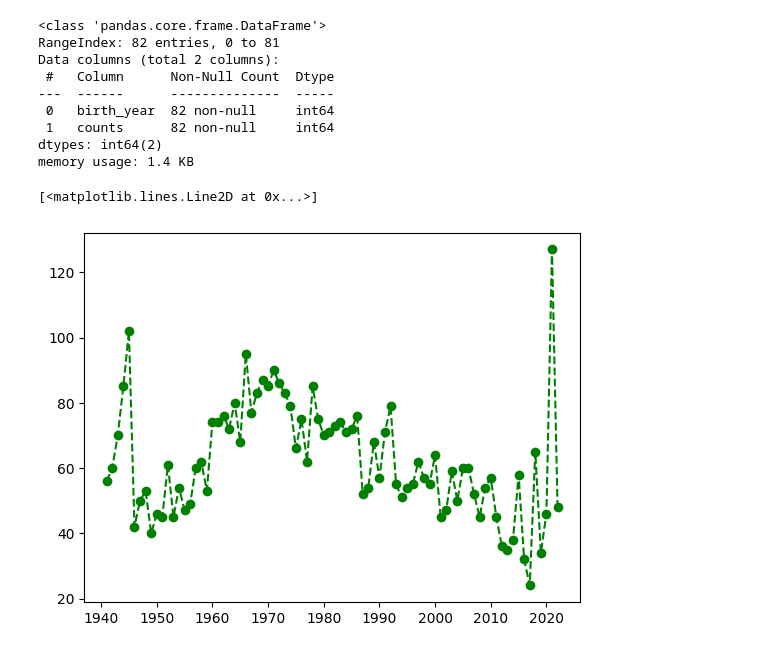
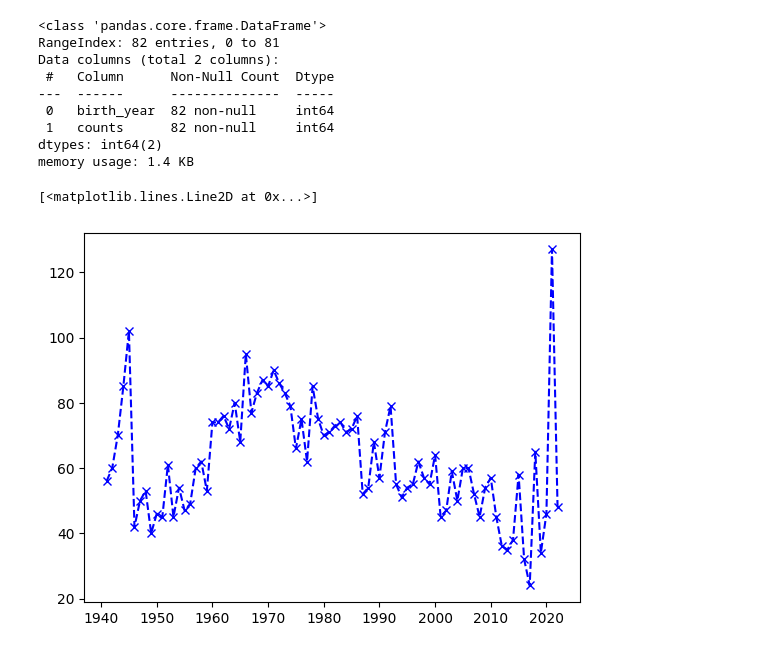
Before and after one commit to CarlosLeguiz/StrokePrediction, a Jupyter notebook: StrokePrediction.ipynb, the cells around one changed output. Cells and saved outputs as stored; diff of their text form; code cells hidden in the pictures.

```diff
--- a/StrokePrediction.ipynb
+++ b/StrokePrediction.ipynb
@@ -311,7 +311,7 @@ dtypes: int64(2)
 memory usage: 1.4 KB
 # %%
 fig, ax = plt.subplots()
-ax.plot(df2.birth_year, df2.counts,'go--') #exploramos y analizamos la información con un grafico de lineas
+ax.plot(df2.birth_year, df2.counts,'bx--') #exploramos y analizamos la información con un grafico de lineas
 # %% [output]
 [<matplotlib.lines.Line2D at 0x...>]
-[figure, old version]
+[figure, new version]
```
Also changed, not shown: parts of 3 cells of this notebook.
